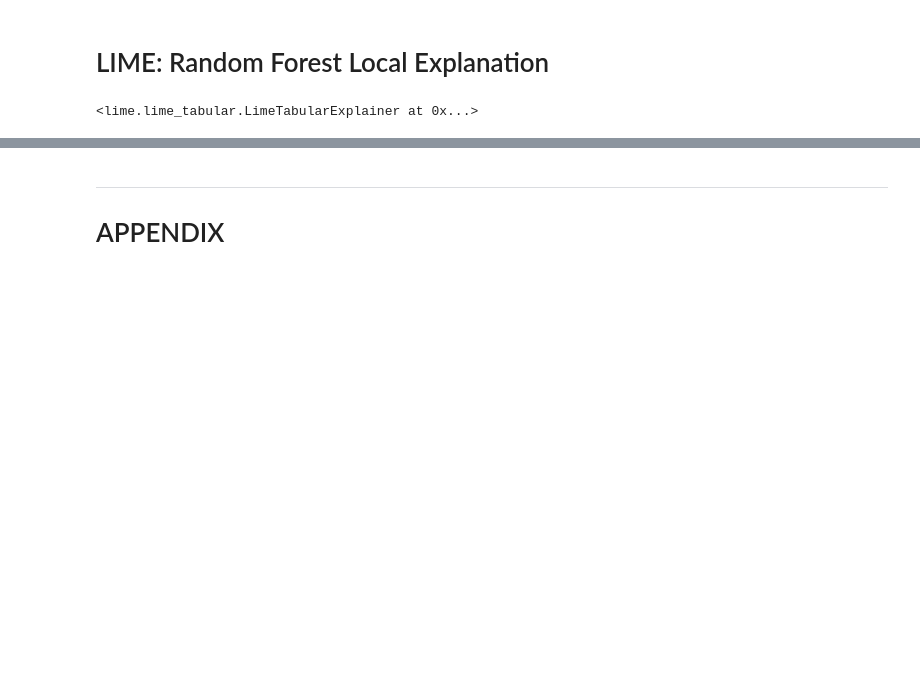
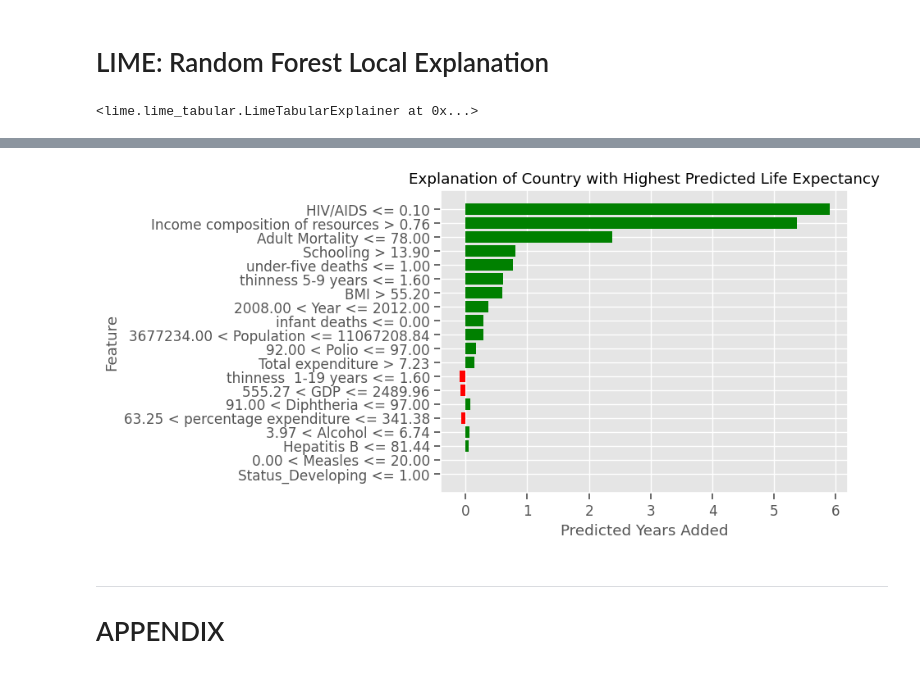
Before and after one commit to coding-dojo-data-science/data-viz-model-insights-codealongs-life-expectancy, a Jupyter notebook: Solutions/SOLUTIONS-Wk1-L02-CodeAlong-Life Expectancy.ipynb, the cells around one changed output, grey strips where cells are left out. Saved outputs shown, nothing was run; the diff lists cells and outputs as text; code cells hidden in the pictures; blank space fills up the shorter version.

```diff
--- a/Solutions/SOLUTIONS-Wk1-L02-CodeAlong-Life Expectancy.ipynb
+++ b/Solutions/SOLUTIONS-Wk1-L02-CodeAlong-Life Expectancy.ipynb
@@ -505,8 +468,10 @@ lime_explainer
 <lime.lime_tabular.LimeTabularExplainer at 0x...>
 # %%
 ## Use the lime explainer to explain the selected example used above
-exp = lime_explainer.explain_instance(X_shap_local.loc[idx_high_deaths],
-                                      rf_reg.predict)
+NUMBER_OF_FEATURES=20
+
+exp = lime_explainer.explain_instance(X_shap_local.loc[idx_long_life],
+                                      rf_reg.predict, num_features=NUMBER_OF_FEATURES)
 exp.show_in_notebook();
 # %% [output]
 X does not have valid feature names, but RandomForestRegressor was fitted with feature names
@@ -514,3 +483,13 @@ X does not have valid feature names, but RandomForestRegressor was fitted with f
+# %%
+## Show as PyPlot figure
+
+exp.as_pyplot_figure()
+plt.title('Explanation of Country with Highest Predicted Life Expectancy')
+plt.xlabel('Predicted Years Added')
+plt.ylabel('Feature')
+plt.savefig('long_life_lime_explanation.png')
+# %% [output]
+[figure, added]
 # %% [markdown]
 ___
 # APPENDIX
```
Also changed, not shown: parts of 28 cells of this notebook, 4 other files.
